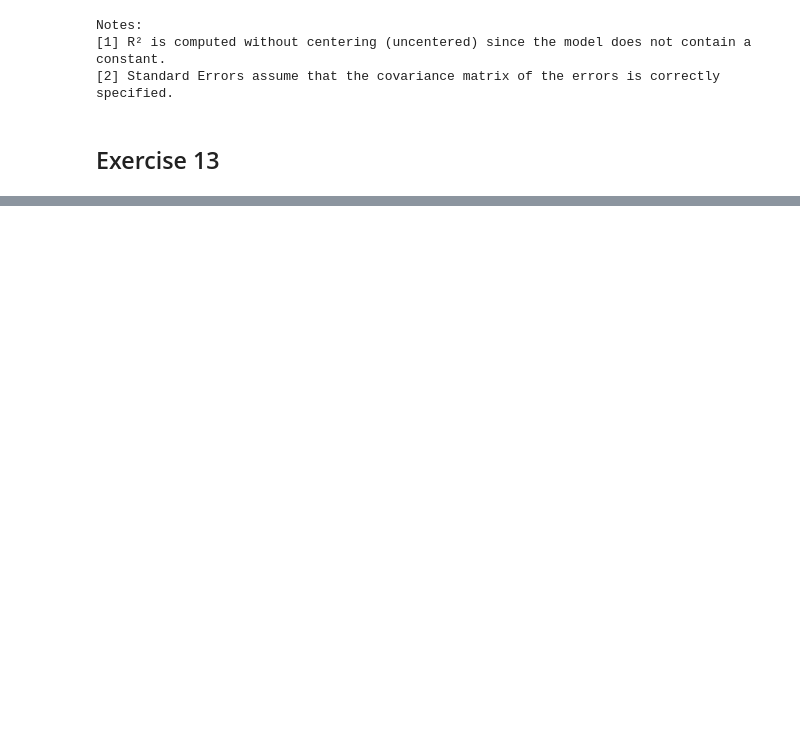
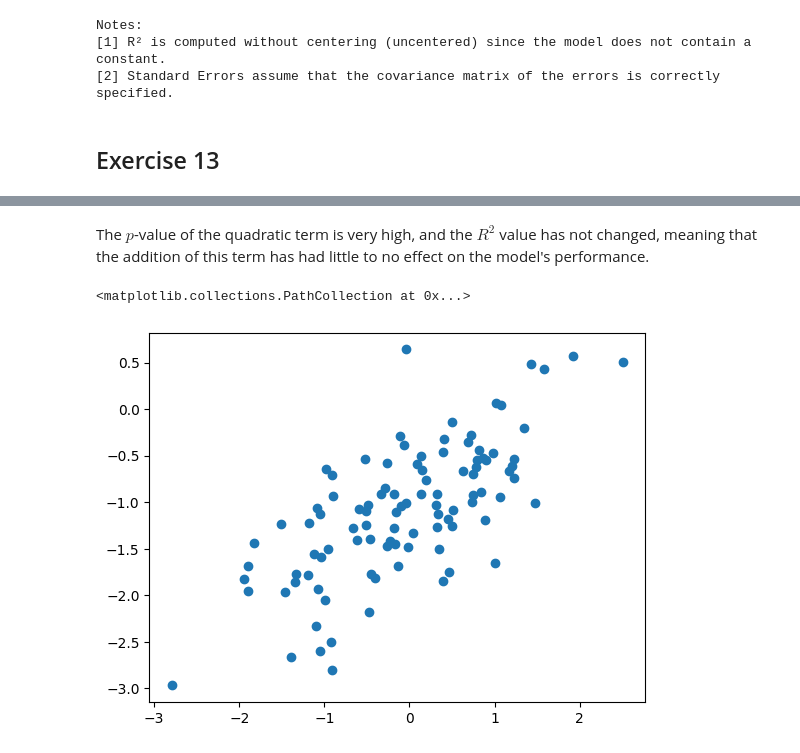
Before and after one commit to Squirrelcoding/ISLP, a Jupyter notebook: Lab_2.ipynb, the cells around one changed output, grey strips where cells are left out. Drawn from its saved outputs; the diff is of its cells as text; code cells hidden in the pictures; blank space fills up the shorter version.

```diff
--- a/Lab_2.ipynb
+++ b/Lab_2.ipynb
@@ -1033,0 +1121,13 @@ Notes:
+# %% [markdown]
+The $p$-value of the quadratic term is very high, and the $R^2$ value has not changed, meaning that the addition of this term has had little to no effect on the model's performance.
+# %%
+x = np.random.normal(size=100)
+eps = np.random.normal(loc=0, scale=0.5, size=100)
+y = -1 + 0.5 * x + eps
+
+fig, ax = plt.subplots()
+
+ax.scatter(x, y)
+# %% [output]
+<matplotlib.collections.PathCollection at 0x...>
+[figure, added]
```
Also changed, not shown: parts of 38 cells of this notebook.
